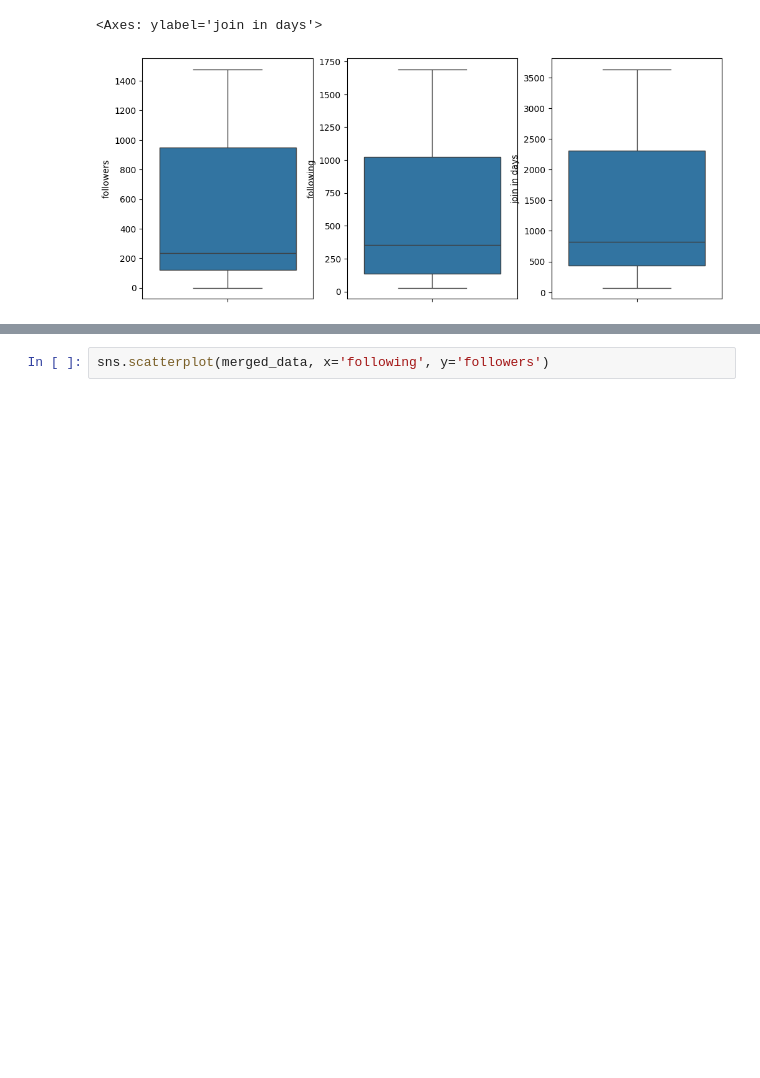
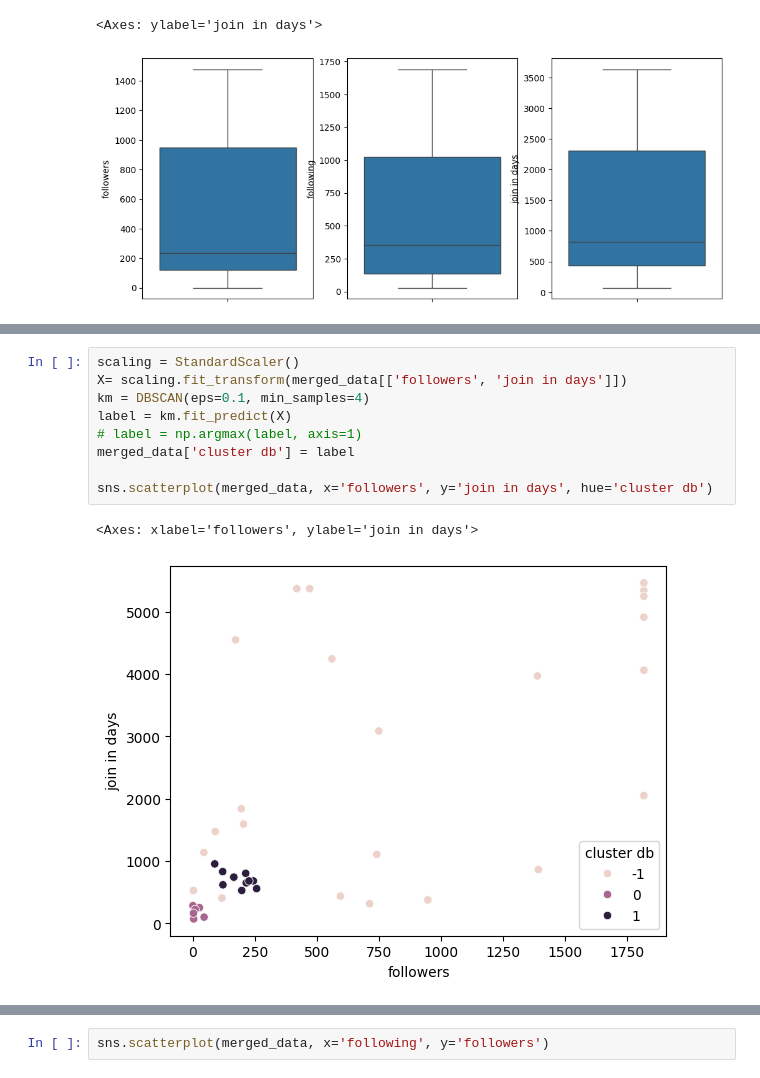
Before and after one commit to wahyudisujono/fortech_task, a Jupyter notebook: The Task.ipynb, the cells around one changed output, grey strips where cells are left out. Drawn from its saved outputs; the diff is of its cells as text; blank space fills up the shorter version.

```diff
--- a/The Task.ipynb
+++ b/The Task.ipynb
@@ -739,0 +758,12 @@ sns.boxplot(merged_data['join in days'], ax=ax[2])
+# %%
+scaling = StandardScaler()
+X= scaling.fit_transform(merged_data[['followers', 'join in days']])
+km = DBSCAN(eps=0.1, min_samples=4)
+label = km.fit_predict(X)
+# label = np.argmax(label, axis=1)
+merged_data['cluster db'] = label
+
+sns.scatterplot(merged_data, x='followers', y='join in days', hue='cluster db')
+# %% [output]
+<Axes: xlabel='followers', ylabel='join in days'>
+[figure, added]
```
Also changed, not shown: parts of 7 cells of this notebook.
